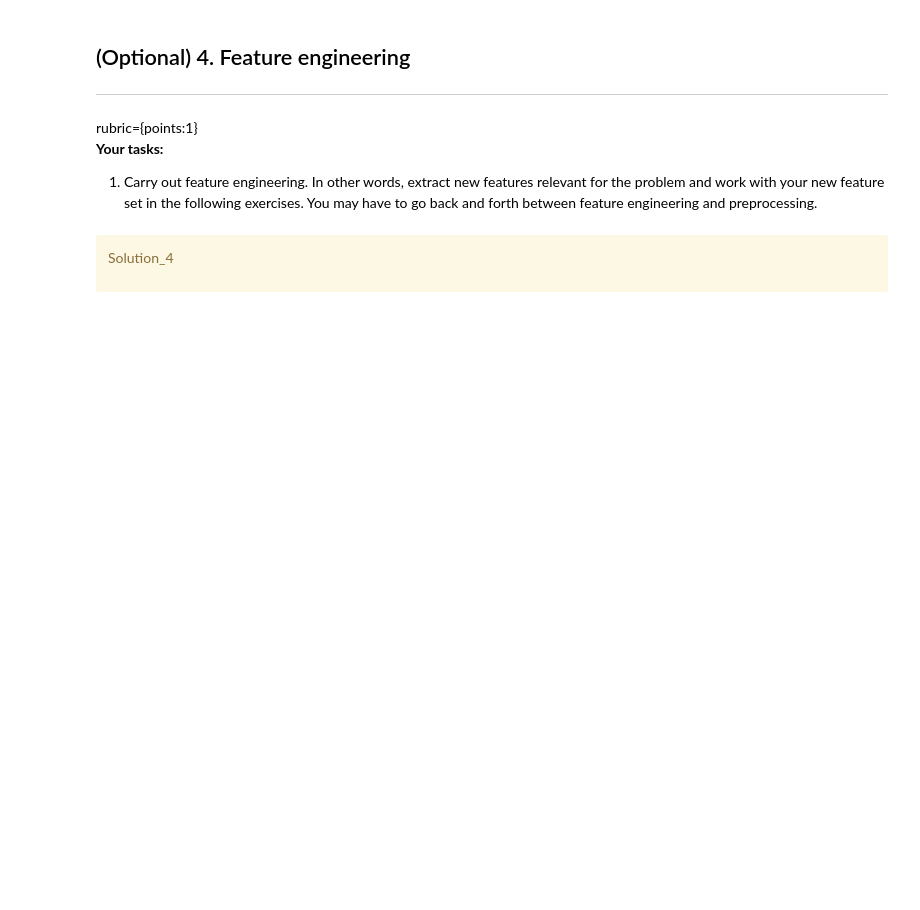
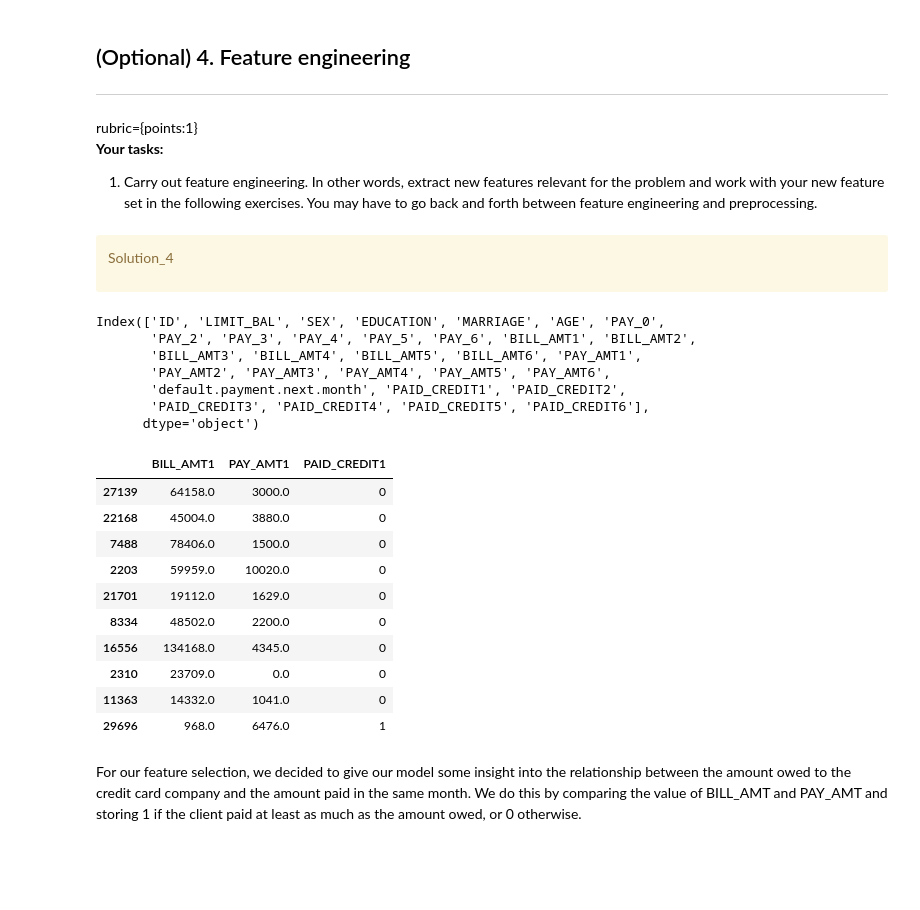
Before and after one commit to BradPeng/cpsc330-2023s, a Jupyter notebook: hw/hw5/hw5.ipynb, the cells around one changed output. Cells and saved outputs as stored; diff of their text form; code cells hidden in the pictures; blank space fills up the shorter version.

```diff
--- a/hw/hw5/hw5.ipynb
+++ b/hw/hw5/hw5.ipynb
@@ -300,6 +303,33 @@ rubric={points:1}
 Solution_4
 
 </div>
+# %%
+for i in range(6):
+    train_df[f"PAID_CREDIT{i+1}"] = (train_df[f"PAY_AMT{i+1}"] - train_df[f"BILL_AMT{i+1}"] >= 0).astype(int)
+    test_df[f"PAID_CREDIT{i+1}"] = (test_df[f"PAY_AMT{i+1}"] - test_df[f"BILL_AMT{i+1}"] >= 0).astype(int)
+print(train_df.columns)
+train_df[["BILL_AMT1", "PAY_AMT1", "PAID_CREDIT1"]].head(10)
+# %% [output]
+Index(['ID', 'LIMIT_BAL', 'SEX', 'EDUCATION', 'MARRIAGE', 'AGE', 'PAY_0',
+       'PAY_2', 'PAY_3', 'PAY_4', 'PAY_5', 'PAY_6', 'BILL_AMT1', 'BILL_AMT2',
+       'BILL_AMT3', 'BILL_AMT4', 'BILL_AMT5', 'BILL_AMT6', 'PAY_AMT1',
+       'PAY_AMT2', 'PAY_AMT3', 'PAY_AMT4', 'PAY_AMT5', 'PAY_AMT6',
+       'default.payment.next.month', 'PAID_CREDIT1', 'PAID_CREDIT2',
+       'PAID_CREDIT3', 'PAID_CREDIT4', 'PAID_CREDIT5', 'PAID_CREDIT6'],
+      dtype='object')
+|  | BILL_AMT1 | PAY_AMT1 | PAID_CREDIT1 |
+| 27139 | 64158.0 | 3000.0 | 0 |
+| 22168 | 45004.0 | 3880.0 | 0 |
+| 7488 | 78406.0 | 1500.0 | 0 |
+| 2203 | 59959.0 | 10020.0 | 0 |
+| 21701 | 19112.0 | 1629.0 | 0 |
+| 8334 | 48502.0 | 2200.0 | 0 |
+| 16556 | 134168.0 | 4345.0 | 0 |
+| 2310 | 23709.0 | 0.0 | 0 |
+| 11363 | 14332.0 | 1041.0 | 0 |
+| 29696 | 968.0 | 6476.0 | 1 |
+# %% [markdown]
+For our feature selection, we decided to give our model some insight into the relationship between the amount owed to the credit card company and the amount paid in the same month. We do this by comparing the value of BILL_AMT and PAY_AMT and storing 1 if the client paid at least as much as the amount owed, or 0 otherwise.
 # %% [markdown]
 <!-- END QUESTION -->
 
```
Also changed, not shown: parts of 34 cells of this notebook, 1 other file.
